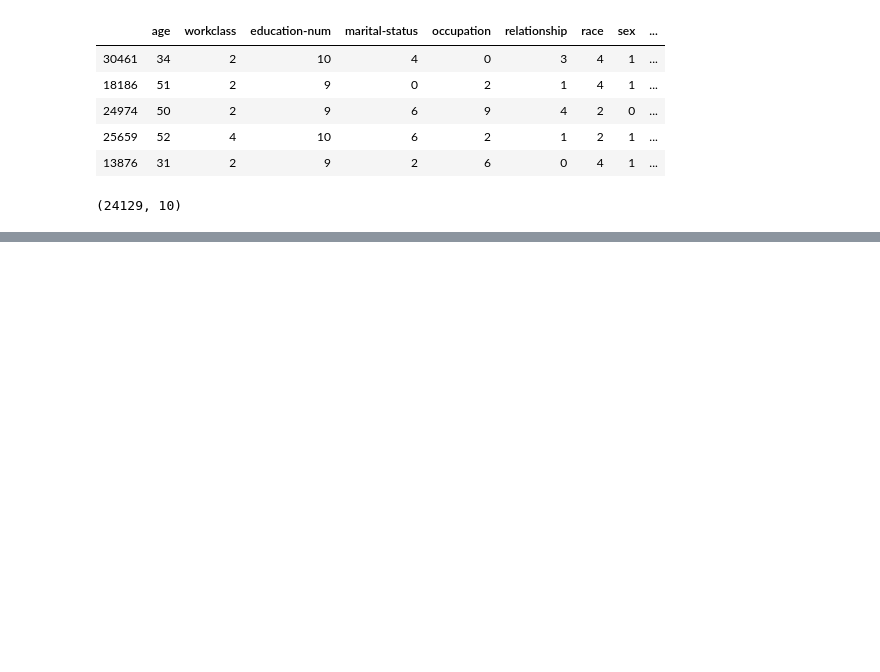
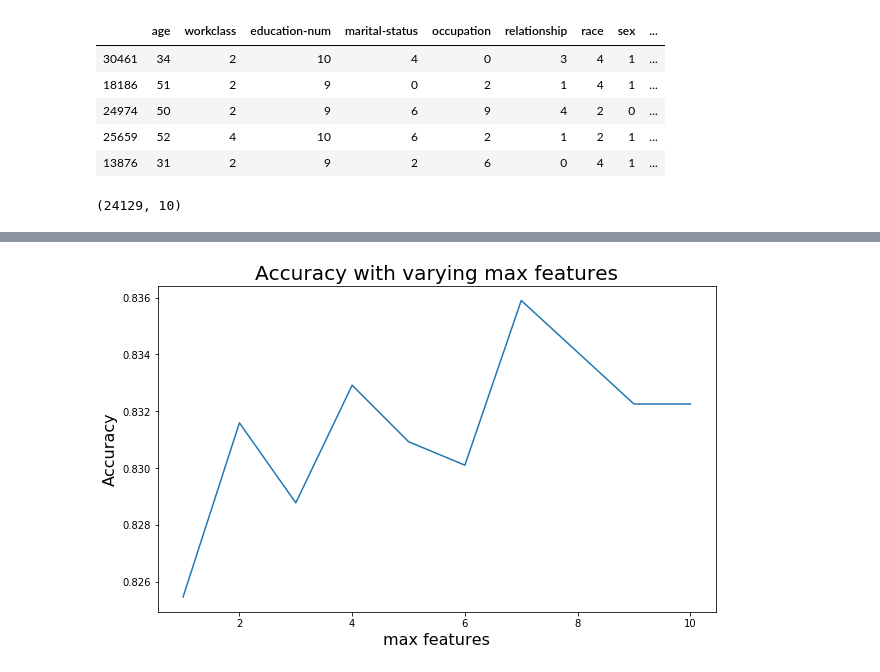
Before and after one commit to Kunama/CSCI4622-Final-Project, a Jupyter notebook: final_project.ipynb, the cells around one changed output, grey strips where cells are left out. Drawn from its saved outputs; the diff is of its cells as text; code cells hidden in the pictures; blank space fills up the shorter version.

```diff
--- a/final_project.ipynb
+++ b/final_project.ipynb
@@ -178,0 +221,20 @@ print(train_x.shape)
+# %%
+def test_max_features(range_steps, random_state=0):
+    scores = []
+    for step in range_steps:
+        clf = RandomForestClassifier(50, max_features=step, random_state=random_state)
+        clf.fit(train_x, train_y)
+        scores.append(clf.score(test_x, test_y))
+    return scores
+# %%
+range_max_features = np.arange(1, 11, 1)
+scores_max_features = test_max_features(range_max_features)
+# %%
+fig, ax = fig, ax = plt.subplots(nrows=1, ncols=1, figsize=(10,6))
+plt.plot(range_max_features, scores_max_features)
+ax.set_title("Accuracy with varying max features", fontsize=20)
+ax.set_ylabel("Accuracy", fontsize=16)
+ax.set_xlabel("max features", fontsize=16)
+plt.show()
+# %% [output]
+[figure, added]
```
Also changed, not shown: parts of 16 cells of this notebook.
